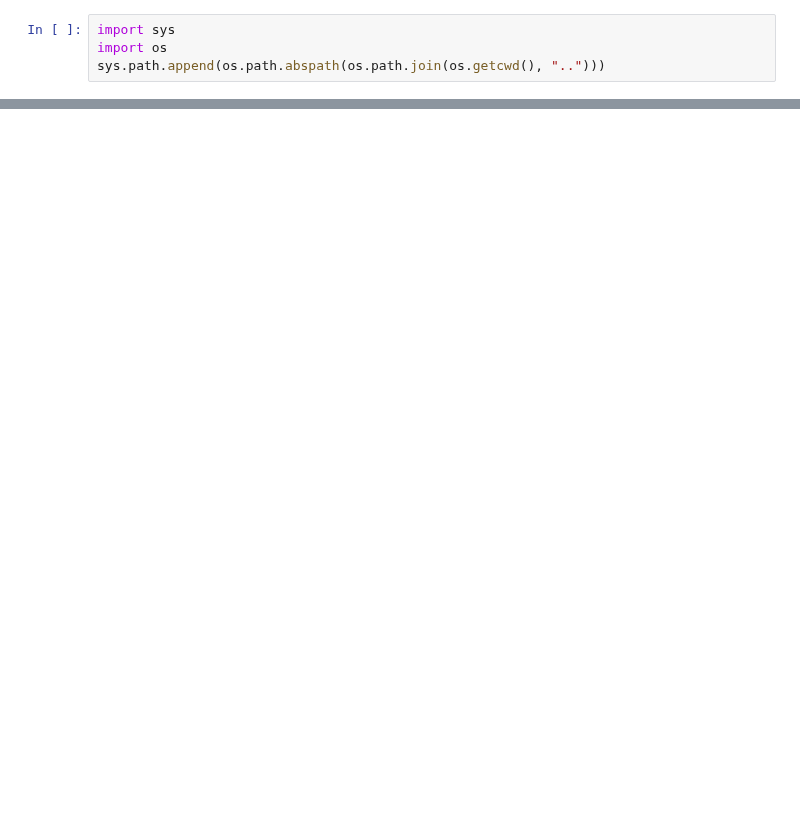
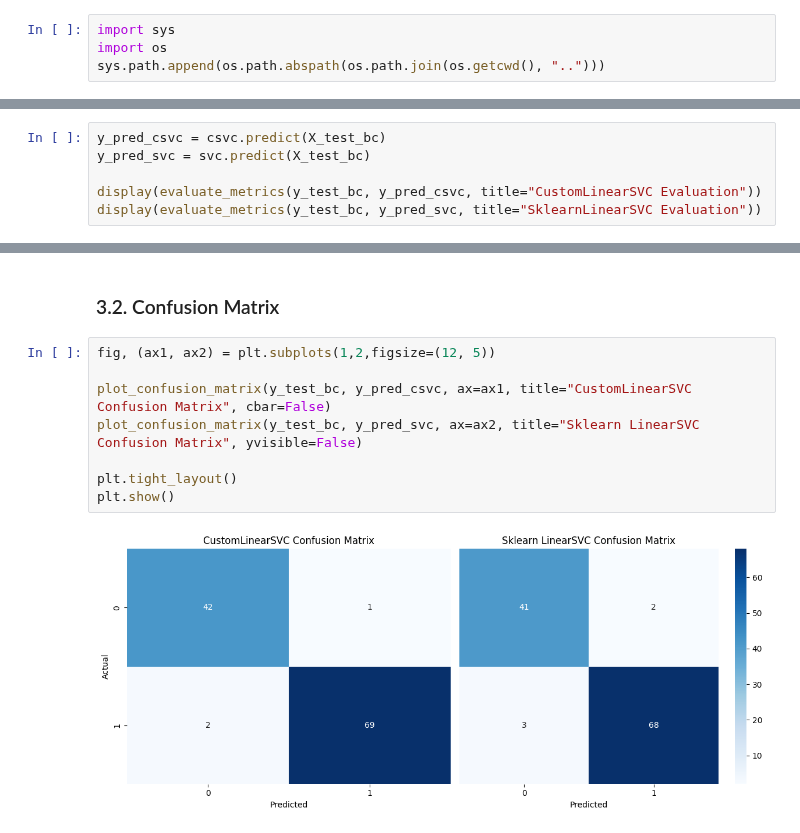
Before and after one commit to EyadMostafa/ml-from-scratch, a Jupyter notebook: notebooks/linear_svc.ipynb, the cells around one changed output, grey strips where cells are left out. Drawn from its saved outputs; the diff is of its cells as text; blank space fills up the shorter version.

```diff
--- a/notebooks/linear_svc.ipynb
+++ b/notebooks/linear_svc.ipynb
@@ -33,0 +53,6 @@ LinearSVC accuracy: 0.87
+# %%
+y_pred_csvc = csvc.predict(X_test_bc)
+y_pred_svc = svc.predict(X_test_bc)
+
+display(evaluate_metrics(y_test_bc, y_pred_csvc, title="CustomLinearSVC Evaluation"))
+display(evaluate_metrics(y_test_bc, y_pred_svc, title="SklearnLinearSVC Evaluation"))
@@ -33,0 +64,12 @@ LinearSVC accuracy: 0.87
+# %% [markdown]
+### 3.2. Confusion Matrix
+# %%
+fig, (ax1, ax2) = plt.subplots(1,2,figsize=(12, 5))
+
+plot_confusion_matrix(y_test_bc, y_pred_csvc, ax=ax1, title="CustomLinearSVC Confusion Matrix", cbar=False)
+plot_confusion_matrix(y_test_bc, y_pred_svc, ax=ax2, title="Sklearn LinearSVC Confusion Matrix", yvisible=False)
+
+plt.tight_layout()
+plt.show()
+# %% [output]
+[figure, added]
```
Also changed, not shown: parts of 17 cells of this notebook, 5 other files.
